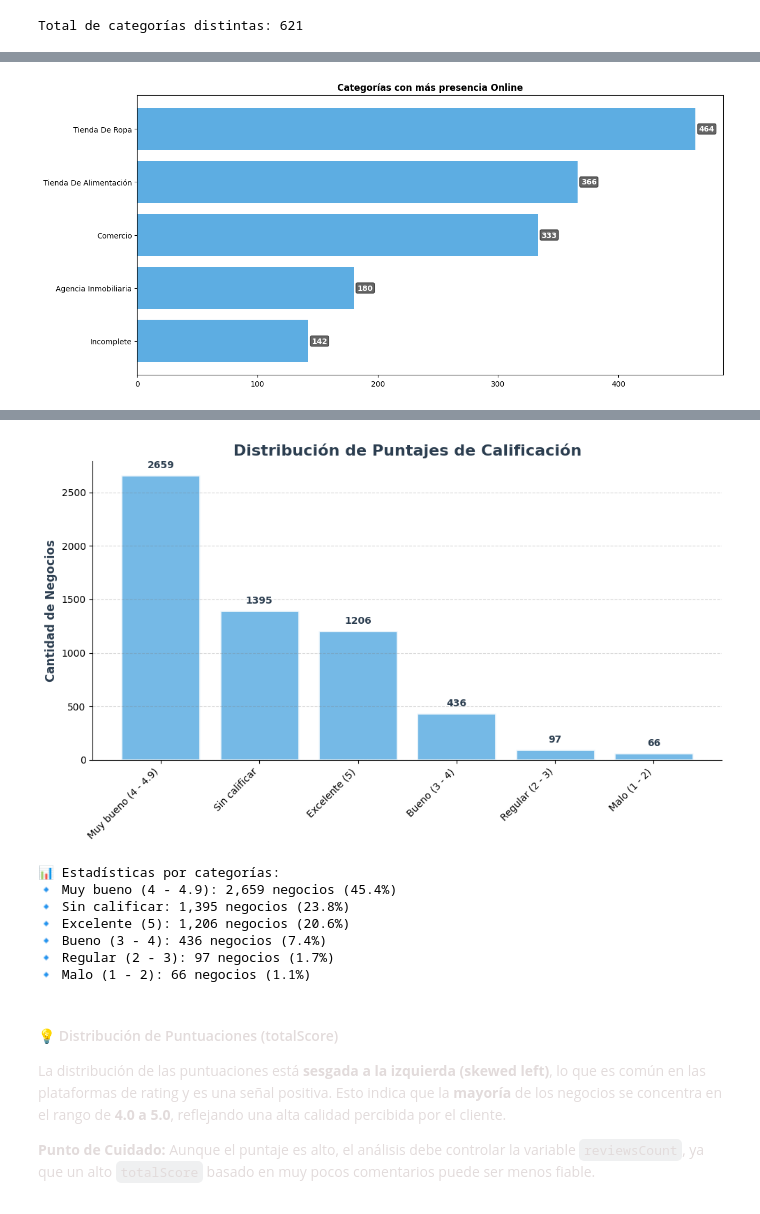
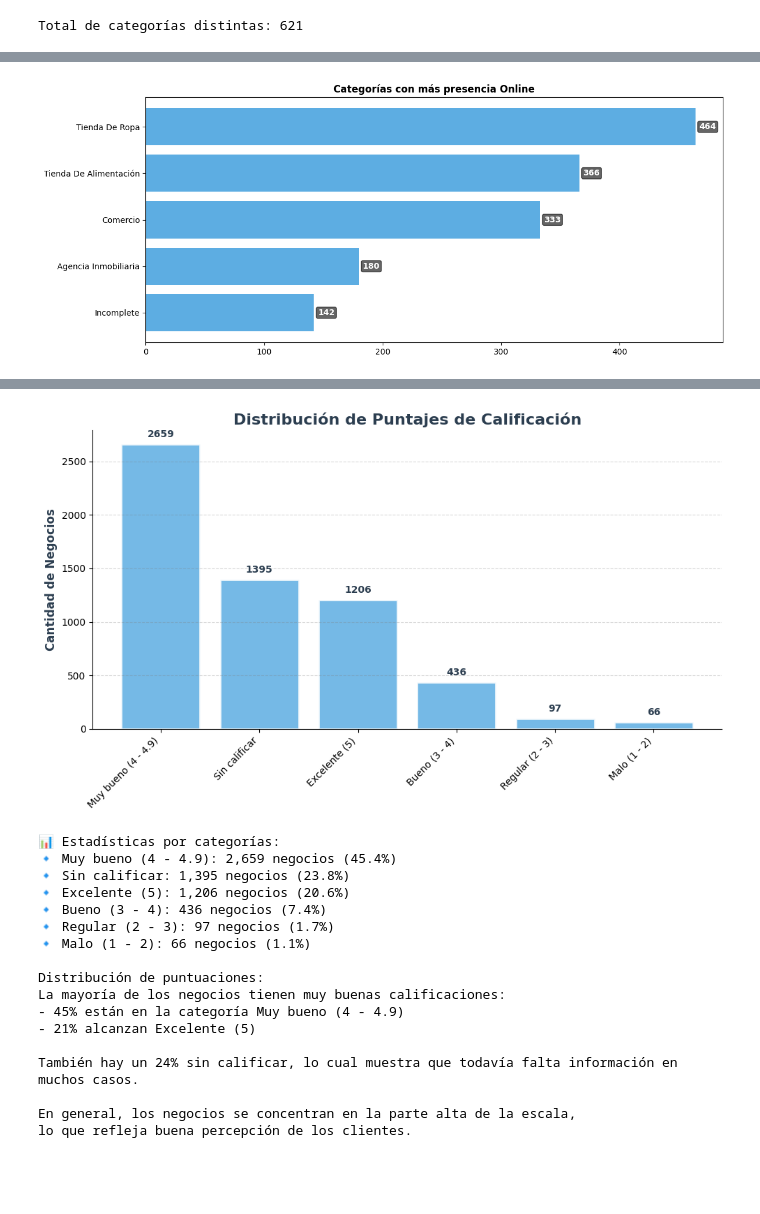
Before and after one commit to MCCastroMaluta/Portfolio-Python-es, a Jupyter notebook: Notebooks/02-EDA.ipynb, the cells around one changed output, grey strips where cells are left out. Drawn from its saved outputs; the diff is of its cells as text; code cells hidden in the pictures; blank space fills up the shorter version.

```diff
--- a/Notebooks/02-EDA.ipynb
+++ b/Notebooks/02-EDA.ipynb
@@ -344,9 +389,8 @@ result = pd.Series({
     label: df['website'].str.contains(word, case=False, na=False).sum()
     for word, label in words_dict.items()
 })
-
-# Agregar dominios propios
-result["Dominio propio"] = dominio_Propio
+webs = (~df['website'].str.contains('Incomplete', case=False, na=False)).sum()
+result["Dominio Propio"] = dominio_Propio
 
 # Tabla final con porcentajes
 result_df = pd.DataFrame({
@@ -433,18 +462,11 @@ Promedio general de presencia web: 25.37%
 # %%
-# Agrupar, contar, ordenar y calcular porcentaje
-category_counts = (
-    df
-    .groupby(['categoryName'])
-    .size()
-    .reset_index(name='website_count')
-    .sort_values(by='website_count', ascending=False)
-)
+#  Agrupar, contar, ordenar y calcular porcentaje
+category_counts = (df.groupby(['categoryName']).size().reset_index(name='website_count').sort_values(by='website_count', ascending=False))
 
 # Agregar columna con porcentaje sobre el total
 category_counts['percentage'] = (
     category_counts['website_count'] / category_counts['website_count'].sum() * 100
 ).round(2)
-
 category_counts
 # %% [output]
 |  | categoryName | website_count | percentage |
@@ -468,35 +516,34 @@ Total de categorías distintas: 621
 # %%
 # Tomar solo los 5 primeros
 top5 = category_counts.head(5)
 # Gráfico
-fig, ax = plt.subplots(figsize=(13, 6))
+fig, ax = plt.subplots(figsize=(12, 5))
 bars = ax.barh(
     top5['categoryName'],
     top5['website_count'],
     color="#5DADE2",
-    label="Cantidad de websites"
-)
+    label="Cantidad de websites")
 # Invertir para que el mayor quede arriba
 ax.invert_yaxis()
 # Título
 ax.set_title("Categorías con más presencia Online", fontsize=12, fontweight="bold")
 # Etiquetas en las barras
 for bar in bars:
     width = bar.get_width()
     ax.annotate(
         f'{int(width)}',
         xy=(width, bar.get_y() + bar.get_height()/2),
         xytext=(5, 0),
         textcoords="offset points",
         ha='left', va='center',
         fontweight='bold', fontsize=10, color='white',
         bbox=dict(boxstyle="round,pad=0.2", facecolor='black', alpha=0.6)
     )
 # Ajuste de diseño
 plt.tight_layout()
 plt.show()
 # %% [output]
-[figure, old version]
+[figure, new version]
 # %%
 # Muestra cuántas veces aparece cada puntaje total en el dataset, ordenado descendentemente
 df['totalScore'].value_counts().sort_values(ascending=False)
@@ -548,6 +595,17 @@ plt.tight_layout(); plt.show()
 print("📊 Estadísticas por categorías:")
 for category, count in cat_counts.items():
     print(f"🔹 {category}: {count:,} negocios ({count/len(df)*100:.1f}%)")
+print("""
+Distribución de puntuaciones:
+La mayoría de los negocios tienen muy buenas calificaciones:
+- 45% están en la categoría Muy bueno (4 - 4.9)
+- 21% alcanzan Excelente (5)
+
+También hay un 24% sin calificar, lo cual muestra que todavía falta información en muchos casos.
+
+En general, los negocios se concentran en la parte alta de la escala,
+lo que refleja buena percepción de los clientes.
+""")
 # %% [output]
 [figure]
 📊 Estadísticas por categorías:
@@ -557,14 +615,13 @@ for category, count in cat_counts.items():
 🔹 Bueno (3 - 4): 436 negocios (7.4%)
 🔹 Regular (2 - 3): 97 negocios (1.7%)
 🔹 Malo (1 - 2): 66 negocios (1.1%)
+
+Distribución de puntuaciones:
+La mayoría de los negocios tienen muy buenas calificaciones:
+- 45% están en la categoría Muy bueno (4 - 4.9)
+- 21% alcanzan Excelente (5)
+
+También hay un 24% sin calificar, lo cual muestra que todavía falta información en muchos casos.
+
+En general, los negocios se concentran en la parte alta de la escala,
+lo que refleja buena percepción de los clientes.
-# %% [markdown]
-
-<div style="font-family: 'JetBrains Mono', monospace; font-size: 14px; color: #e2dbdbff; line-height: 1.6;">
-
-#### 💡 Distribución de Puntuaciones (totalScore)
-
-La distribución de las puntuaciones está **sesgada a la izquierda (skewed left)**, lo que es común en las plataformas de rating y es una señal positiva. Esto indica que la **mayoría** de los negocios se concentra en el rango de **4.0 a 5.0**, reflejando una alta calidad percibida por el cliente.
-
-**Punto de Cuidado:** Aunque el puntaje es alto, el análisis debe controlar la variable `reviewsCount`, ya que un alto `totalScore` basado en muy pocos comentarios puede ser menos fiable.
-
-</div>
```
Also changed, not shown: parts of 35 cells of this notebook, 1 other file.
